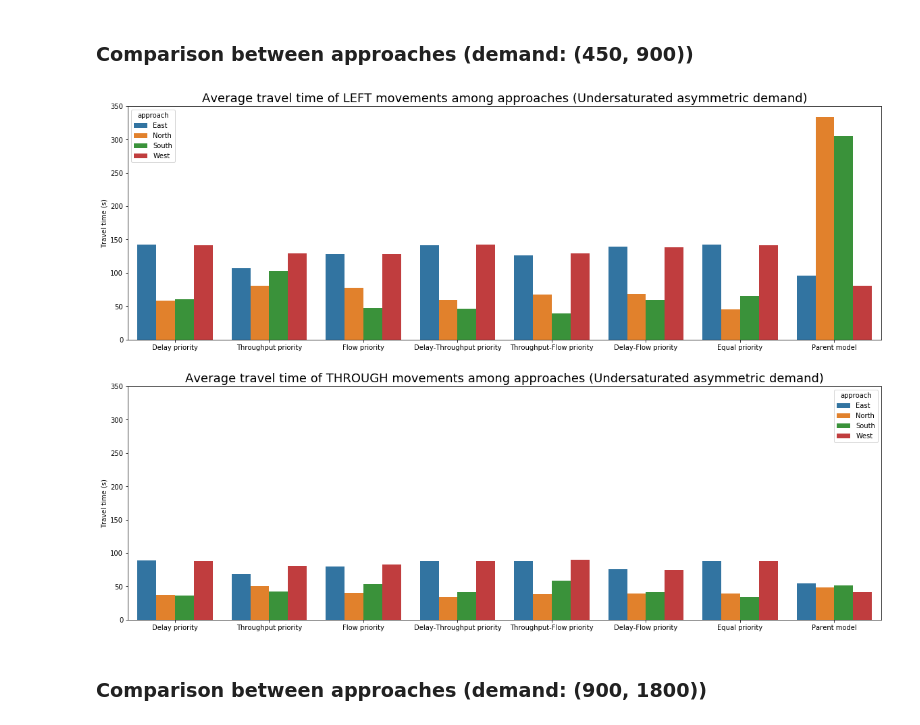
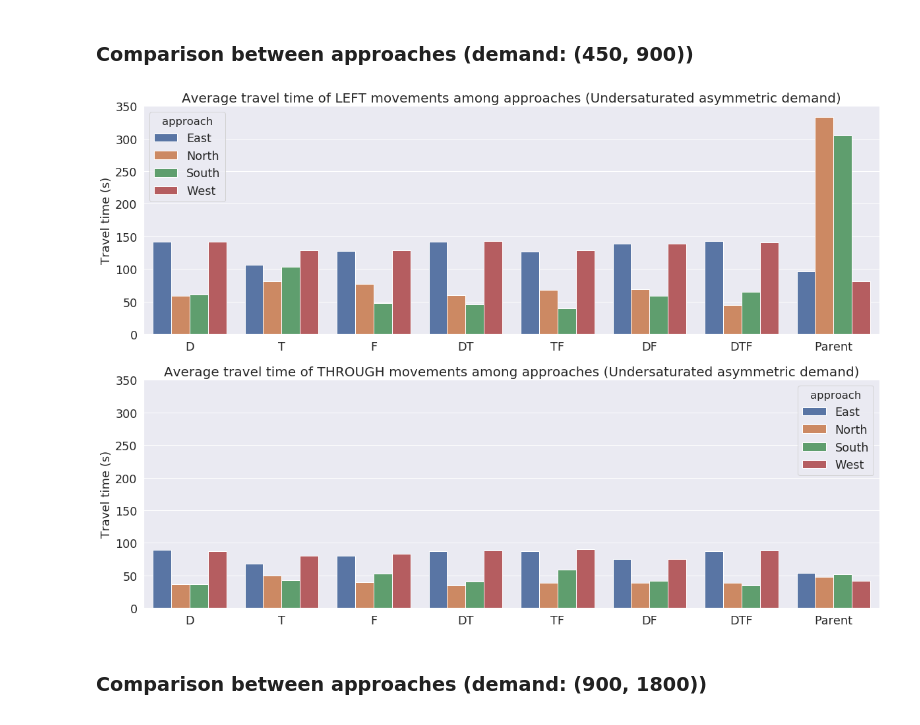
Before and after one commit to DEGABGED/ctm_data_processing, a Jupyter notebook: Analysis of Aggregate Results.ipynb, the cells around one changed output. Saved outputs shown, nothing was run; the diff lists cells and outputs as text; code cells hidden in the pictures.

```diff
--- a/Analysis of Aggregate Results.ipynb
+++ b/Analysis of Aggregate Results.ipynb
@@ -55,6 +56,21 @@ _model_type_cols = [
     'Equal priority',
     'Parent model'
 ]
+
+_model_type_shorthand = {
+    'Delay priority': 'D',
+    'Throughput priority': 'T',
+    'Flow priority': 'F',
+    'Delay-Throughput priority': 'DT',
+    'Throughput-Flow priority': 'TF',
+    'Delay-Flow priority': 'DF',
+    'Equal priority': 'DTF',
+    'Parent model': 'Parent'
+}
+
+_model_type_shorthand_order = [
+    'D', 'T', 'F', 'DT', 'TF', 'DF', 'DTF', 'Parent'
+]
 # %%
 _entrance_cols = [(2, 0, 0),     (2, 0, 1),
            (2, 0, 2),     (2, 0, 3),     (2, 1, 0),     (2, 1, 1),
@@ -407,22 +522,24 @@ df_total_thru_table.round(0)
 ### Average across movements (symmetric)
 # %%
 df_ave_traveltime_movements = df_ave_traveltime.groupby(['demand', 'model_type', 'movement']).agg({'travel_time': 'mean'}).reset_index()
+df_ave_traveltime_movements = df_ave_traveltime_movements.replace(_model_type_shorthand)
 df_ave_traveltime_450 = df_ave_traveltime_movements[df_ave_traveltime_movements['demand'] == 450]
 df_ave_traveltime_900 = df_ave_traveltime_movements[df_ave_traveltime_movements['demand'] == 900]
 
 fig, axs = plt.subplots(2,1,figsize=(20,14),sharey=True)
 
+sns.set(font_scale = 1.6)
 sns.barplot(data=df_ave_traveltime_450, x='model_type', y='travel_time', hue='movement', ax=axs[0])
 
-axs[0].set_title('Average travel time over all 4 approaches (Undersaturated symmetric demand)', fontsize=18)
+axs[0].set_title('Average travel time over all 4 approaches (Undersaturated symmetric demand)', fontsize=22)
 axs[0].set_xlabel('')
-axs[0].set_ylabel('Travel time (s)', fontsize=14)
+axs[0].set_ylabel('Travel time (s)', fontsize=18)
 
 sns.barplot(data=df_ave_traveltime_900, x='model_type', y='travel_time', hue='movement', ax=axs[1])
 
-axs[1].set_title('Average travel time over all 4 approaches (Oversaturated symmetric demand)', fontsize=18)
+axs[1].set_title('Average travel time over all 4 approaches (Oversaturated symmetric demand)', fontsize=22)
 axs[1].set_xlabel('')
-axs[1].set_ylabel('Travel time (s)', fontsize=14)
+axs[1].set_ylabel('Travel time (s)', fontsize=18)
 
-plt.savefig('ave-traveltime-symmetric.png', transparent=True)
+plt.savefig('ave-traveltime-symmetric.png')
 # %% [output]
@@ -432,26 +549,27 @@ plt.savefig('ave-traveltime-symmetric.png', transparent=True)
 # %%
 demand_tmp = (450, 900)
 
-df_ave_traveltime_left = df_ave_traveltime[(df_ave_traveltime['demand'] == demand_tmp) & (df_ave_traveltime['movement'] == 'Left')]
-df_ave_traveltime_thru = df_ave_traveltime[(df_ave_traveltime['demand'] == demand_tmp) & (df_ave_traveltime['movement'] == 'Through')]
+df_ave_traveltime_left = df_ave_traveltime[(df_ave_traveltime['demand'] == demand_tmp) & (df_ave_traveltime['movement'] == 'Left')].replace(_model_type_shorthand)
+df_ave_traveltime_thru = df_ave_traveltime[(df_ave_traveltime['demand'] == demand_tmp) & (df_ave_traveltime['movement'] == 'Through')].replace(_model_type_shorthand)
 
 fig, axs = plt.subplots(2,1,figsize=(20,14),sharey=True)
 
-sns.barplot(data=df_ave_traveltime_left, x='model_type', y='travel_time', hue='approach', ax=axs[0])
+sns.set(font_scale = 1.6)
+sns.barplot(data=df_ave_traveltime_left, x='model_type', y='travel_time', hue='approach', ax=axs[0], order=_model_type_shorthand_order)
 
-axs[0].set_title('Average travel time of LEFT movements among approaches (Undersaturated asymmetric demand)', fontsize=18)
-axs[0].set_ylabel('Travel time (s)')
+axs[0].set_title('Average travel time of LEFT movements among approaches (Undersaturated asymmetric demand)', fontsize=20)
+axs[0].set_ylabel('Travel time (s)', fontsize=18)
 axs[0].set_xlabel('')
 
-sns.barplot(data=df_ave_traveltime_thru, x='model_type', y='travel_time', hue='approach', ax=axs[1])
+sns.barplot(data=df_ave_traveltime_thru, x='model_type', y='travel_time', hue='approach', ax=axs[1], order=_model_type_shorthand_order)
 
-axs[1].set_title('Average travel time of THROUGH movements among approaches (Undersaturated asymmetric demand)', fontsize=18)
-axs[1].set_ylabel('Travel time (s)')
+axs[1].set_title('Average travel time of THROUGH movements among approaches (Undersaturated asymmetric demand)', fontsize=20)
+axs[1].set_ylabel('Travel time (s)', fontsize=18)
 axs[1].set_xlabel('')
 
 plt.savefig('ave-traveltime-underasymm.png')
 # %% [output]
-[figure, old version]
+[figure, new version]
 # %% [markdown]
 ### Comparison between approaches (demand: (900, 1800))
 # %%
```
Also changed, not shown: parts of 8 cells of this notebook.
